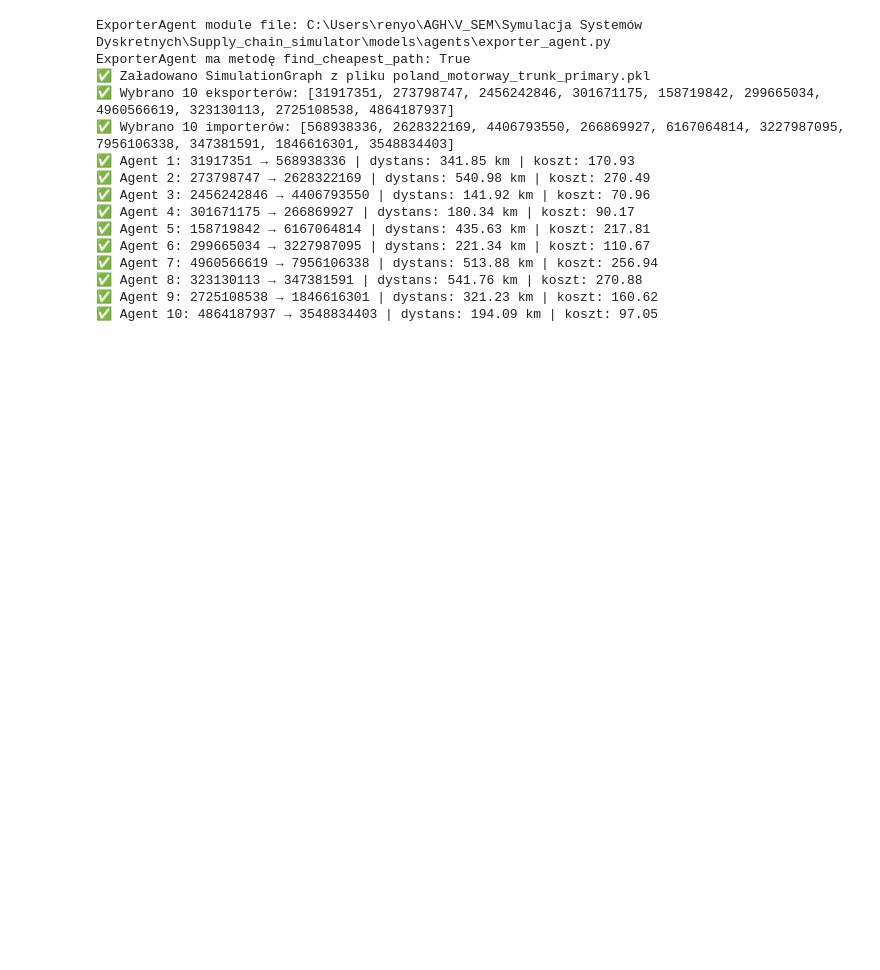
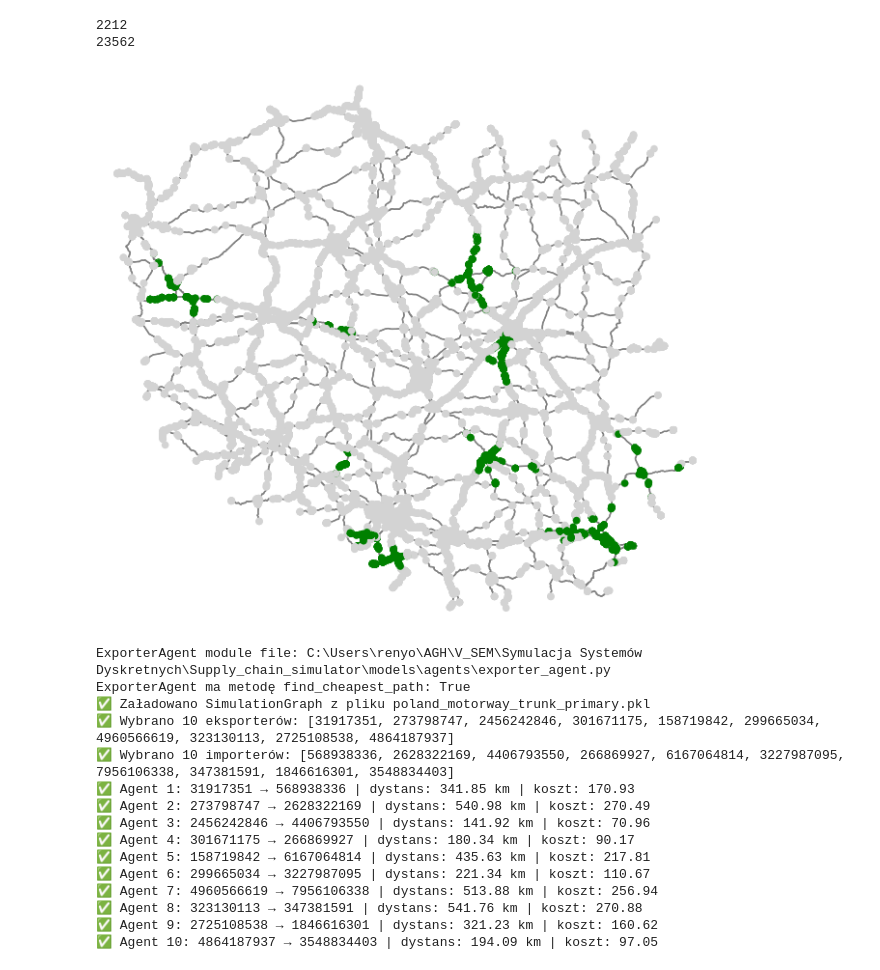
Before and after one commit to Kacpergalek/Supply_chain_simulator, a Jupyter notebook: network/transport_network.ipynb, the cells around one changed output. Drawn from its saved outputs; the diff is of its cells as text; code cells hidden in the pictures; blank space fills up the shorter version.

```diff
--- a/network/transport_network.ipynb
+++ b/network/transport_network.ipynb
@@ -23,3 +18,44 @@ print(len(graph.edges()))
+# %%
+import osmnx as ox
+import matplotlib.pyplot as plt
+
+def show_graph_with_highlight(graph, highlight_nodes):
+    # Pobieramy wszystkie wierzchołki
+    nodes = list(graph.nodes)
+
+    # Tworzymy listę kolorów — domyślnie szare, a zielone dla wybranych
+    node_colors = [
+        "green" if node in highlight_nodes else "lightgray"
+        for node in nodes
+    ]
+
+    # Rysujemy mapę
+    fig, ax = ox.plot_graph(
+        graph,
+        node_color=node_colors,
+        node_size=30,
+        edge_color="gray",
+        bgcolor="white",
+        show=False,
+        close=False
+    )
+
+    plt.show()
+# %%
+import json
+from graph_reader import GraphManager
+
+reader = GraphManager()
+graph = reader.load_pickle_graph("poland_motorway_trunk_primary.pkl")
+with open("C:\\Users\\Konrad\\OneDrive\\Pulpit\\Studia\\Semestr5\\Symulacje\\Supply_chain_simulator\\form_data\\place_of_disruption.json", "r", encoding="utf-8") as file:
+    nodes = json.load(file)
+print(len(nodes))
+print(len(graph.nodes()))
+show_graph_with_highlight(graph, nodes)
+# %% [output]
+2212
+23562
+[figure, added]
 # %%
 import sys, os, math
 import networkx as nx
```
Also changed, not shown: parts of 1 cell of this notebook, 22 other files.
